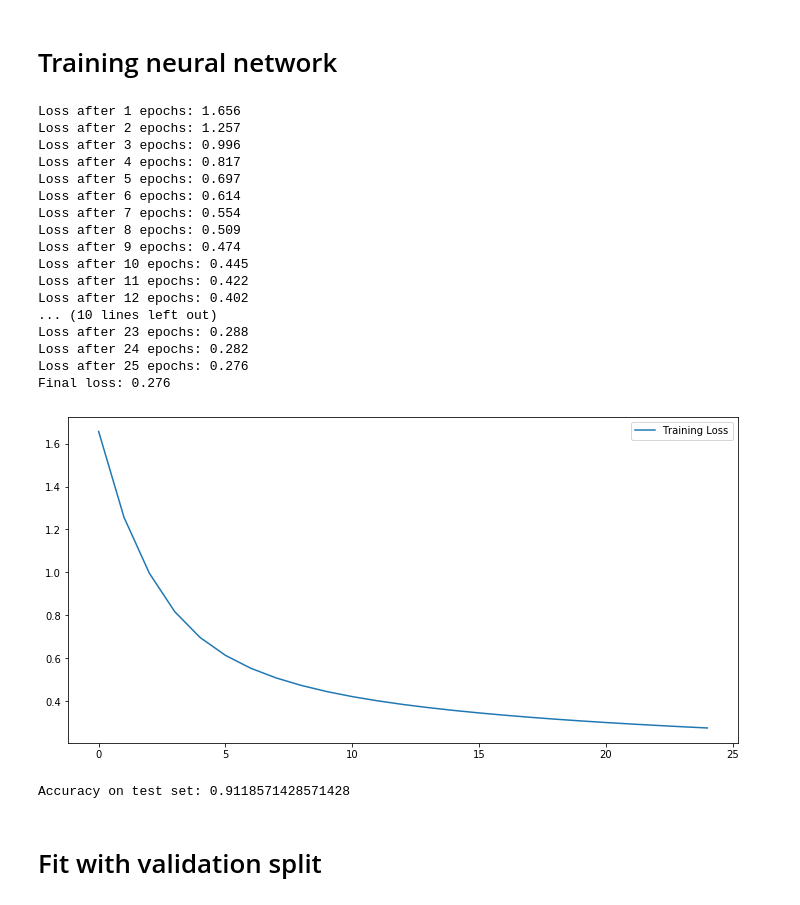
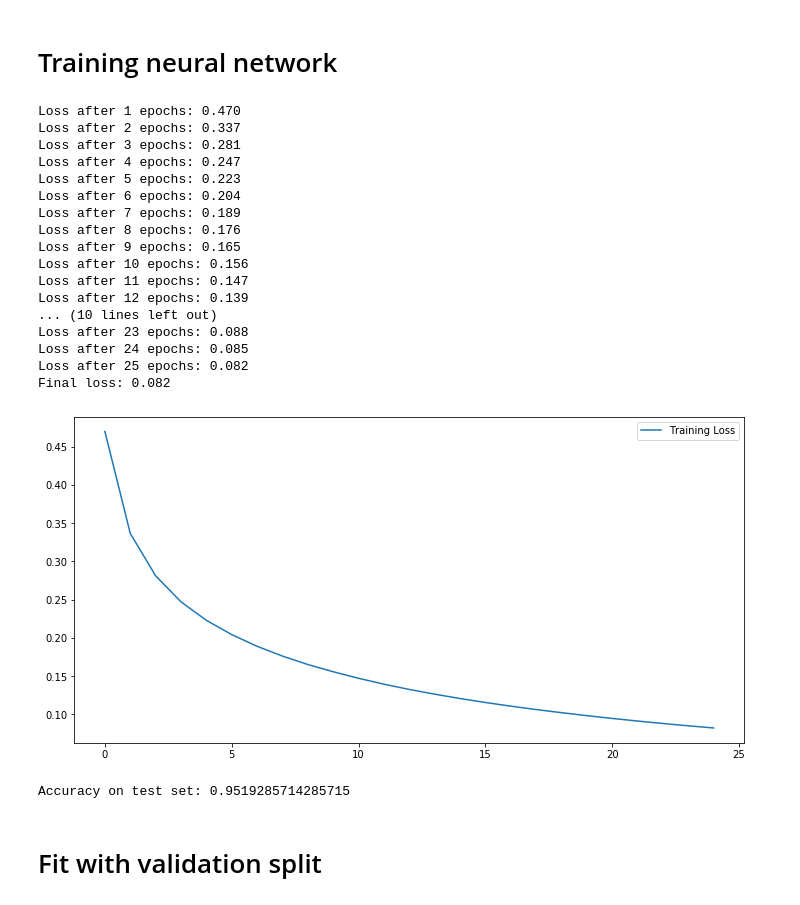
Before and after one commit to krzysztofspalinski/deep-learning-methods, a Jupyter notebook: problem-set-1/mnist_test.ipynb, the cells around one changed output. Saved outputs shown, nothing was run; the diff lists cells and outputs as text; code cells hidden in the pictures.

```diff
--- a/problem-set-1/mnist_test.ipynb
+++ b/problem-set-1/mnist_test.ipynb
@@ -33,42 +34,43 @@ X_test = ss.transform(X_test)
 # %%
 NN = NeuralNetworkWrapper(784,
                           [50, 20, 20, 10],
                           ['relu', 'relu', 'relu', 'softmax'],
                           'max_likelihood_loss',
+                          optimizers.Optimizer(np.zeros((20, 64))),
                           0.005,
-                          500)
+                          64)
 
 NN.train(X_train, y_train, 25, 0)
 NN.plot_loss()
 
 y_hat = NN.predict(X_test).T
 y_tmp = np.zeros_like(y_hat)
 y_tmp[np.arange(len(y_hat)), y_hat.argmax(1)] = 1
 y_hat = y_tmp
 
 accuracy = accuracy_score(y_test, y_hat)
 
 print(f'Accuracy on test set: {accuracy}')
 # %% [output]
-Loss after 1 epochs: 1.656
-Loss after 2 epochs: 1.257
-Loss after 3 epochs: 0.996
-Loss after 4 epochs: 0.817
-Loss after 5 epochs: 0.697
-Loss after 6 epochs: 0.614
-Loss after 7 epochs: 0.554
-Loss after 8 epochs: 0.509
-Loss after 9 epochs: 0.474
-Loss after 10 epochs: 0.445
-Loss after 11 epochs: 0.422
-Loss after 12 epochs: 0.402
+Loss after 1 epochs: 0.470
+Loss after 2 epochs: 0.337
+Loss after 3 epochs: 0.281
+Loss after 4 epochs: 0.247
+Loss after 5 epochs: 0.223
+Loss after 6 epochs: 0.204
+Loss after 7 epochs: 0.189
+Loss after 8 epochs: 0.176
+Loss after 9 epochs: 0.165
+Loss after 10 epochs: 0.156
+Loss after 11 epochs: 0.147
+Loss after 12 epochs: 0.139
 ... (10 lines left out)
-Loss after 23 epochs: 0.288
-Loss after 24 epochs: 0.282
-Loss after 25 epochs: 0.276
-Final loss: 0.276
+Loss after 23 epochs: 0.088
+Loss after 24 epochs: 0.085
+Loss after 25 epochs: 0.082
+Final loss: 0.082
-[figure, old version]
+[figure, new version]
-Accuracy on test set: 0.9118571428571428
+Accuracy on test set: 0.9519285714285715
 # %% [markdown]
 # Fit with validation split
 # %%
```
Also changed, not shown: parts of 5 cells of this notebook, 3 other files.
